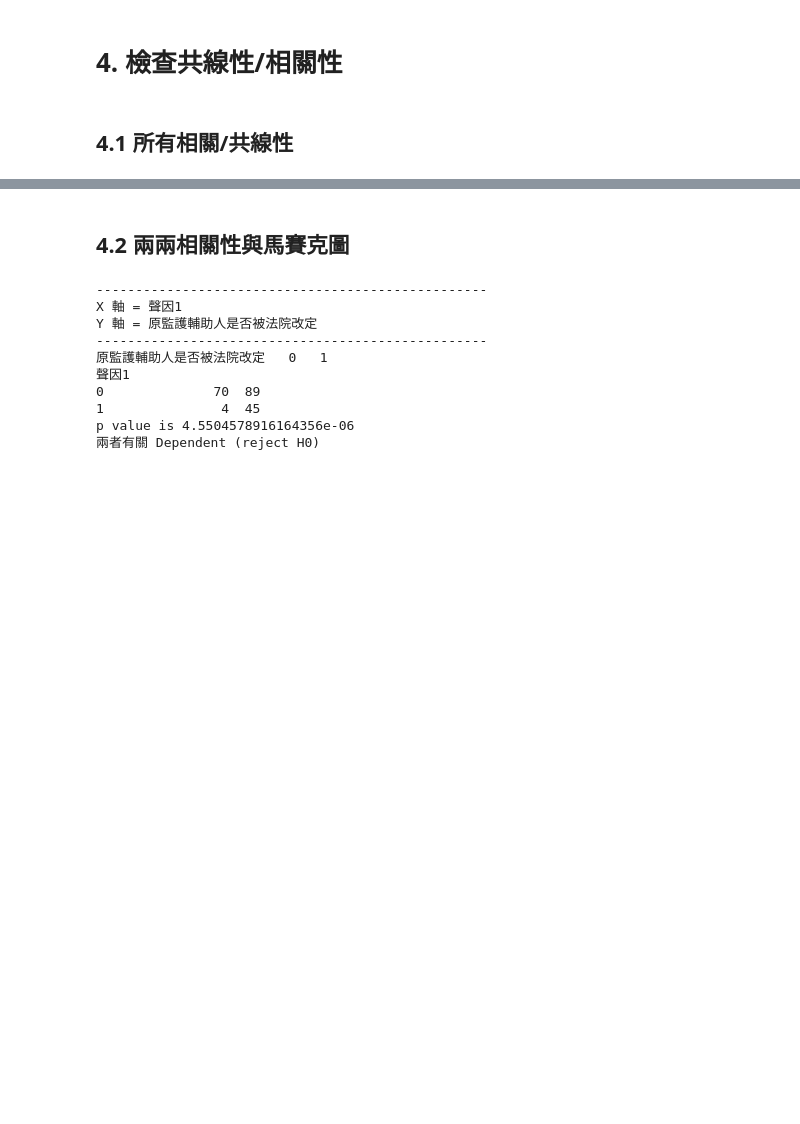
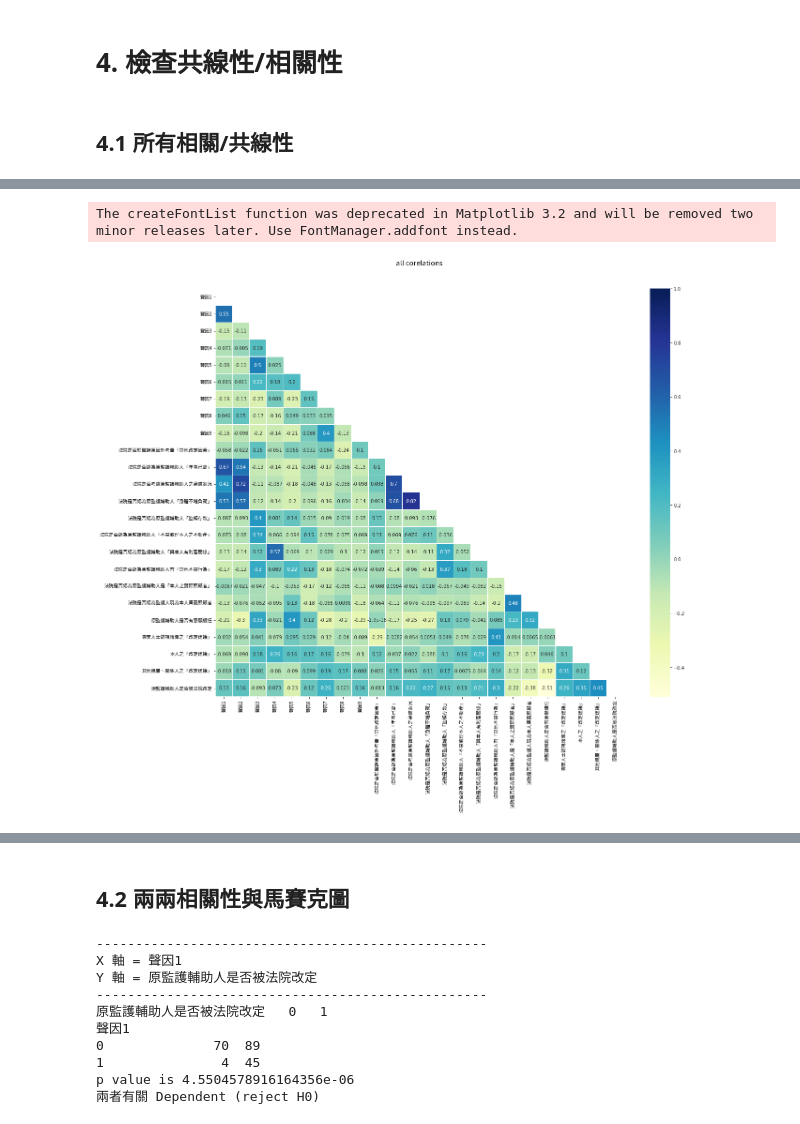
Before and after one commit to jeremy5189/legal-data-analysis, a Jupyter notebook: G4_Class.ipynb, the cells around one changed output, grey strips where cells are left out. Cells and saved outputs as stored; diff of their text form; code cells hidden in the pictures; blank space fills up the shorter version.

```diff
--- a/G4_Class.ipynb
+++ b/G4_Class.ipynb
@@ -284,0 +293,31 @@ Name: 原監護輔助人是否被法院改定, dtype: int64
+# %%
+c2 = Corr(gsheet_id, gsheet_name, to_drop=[
+  'index',
+  'UUID',
+  '宣告性質',
+  '原監護輔助人之類型',
+  '原監護輔助人之人數（自然人）',
+  '主管機關是否被法院改定 (1=是, 2=否)',
+  #'法院是否於聲請原因外考量「其他改定因素」',
+  #'法院是否認為原監護輔助人「年事已高」',
+  #'法院是否考慮原監護輔助人之身體狀況',
+  #'法院是否認為原監護輔助人「身體不堪負荷」',
+  #'法院是否認為原監護輔助人「盜領存款」',
+  #'法院是否認為原監護輔助人「不當處理本人之不動產」',
+  #'法院是否認為原監護輔助人「與本人有利害關係」',
+  #'法院是否認為原監護輔助人有「其他不當行為」',
+  #'法院是否認為原監護輔助人是「本人之實際照顧者」',
+  #'法院是否認為監護人現為本人廣義照顧者',
+  #'原監護輔助人是否有意願續任',
+  #'專業人士訪視報告之「改定建議」',
+  #'本人之「改定建議」',
+  #'其他親屬、關係人之「改定建議」',
+  #'原監護輔助人是否被法院改定',
+])
+for col in c2.df.columns:
+  c2.replace_col_to(col, '', 0)
+c2.convert_to_numeric()
+c2.corr_heatmap()
+# %% [output]
+The createFontList function was deprecated in Matplotlib 3.2 and will be removed two minor releases later. Use FontManager.addfont instead.
+[figure, added]
```
Also changed, not shown: parts of 3 cells of this notebook.
